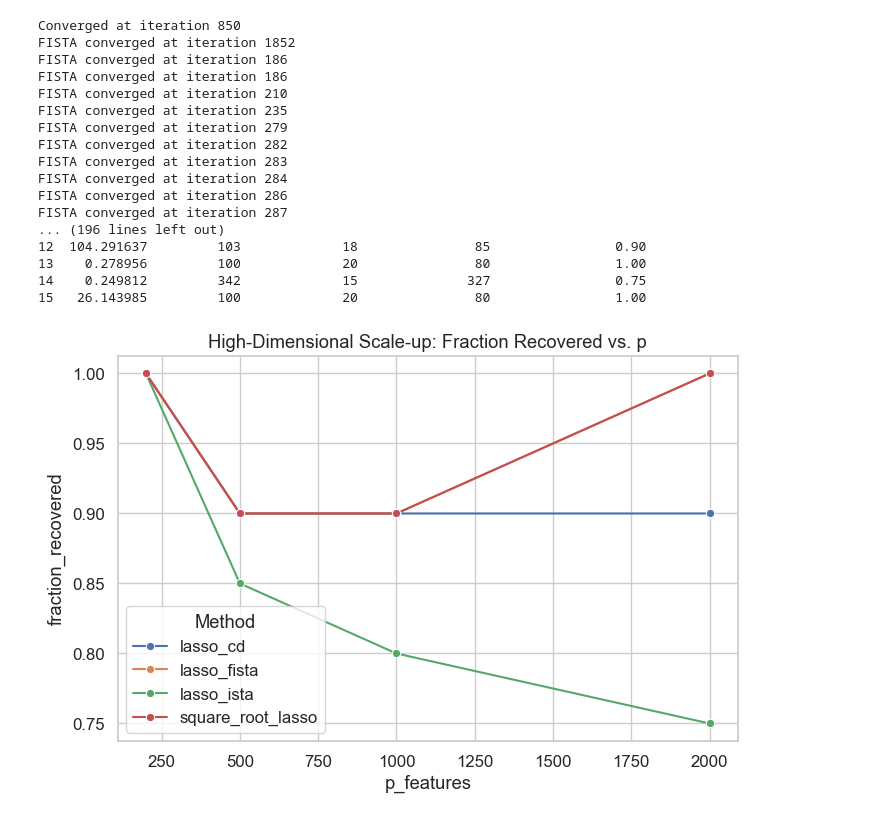
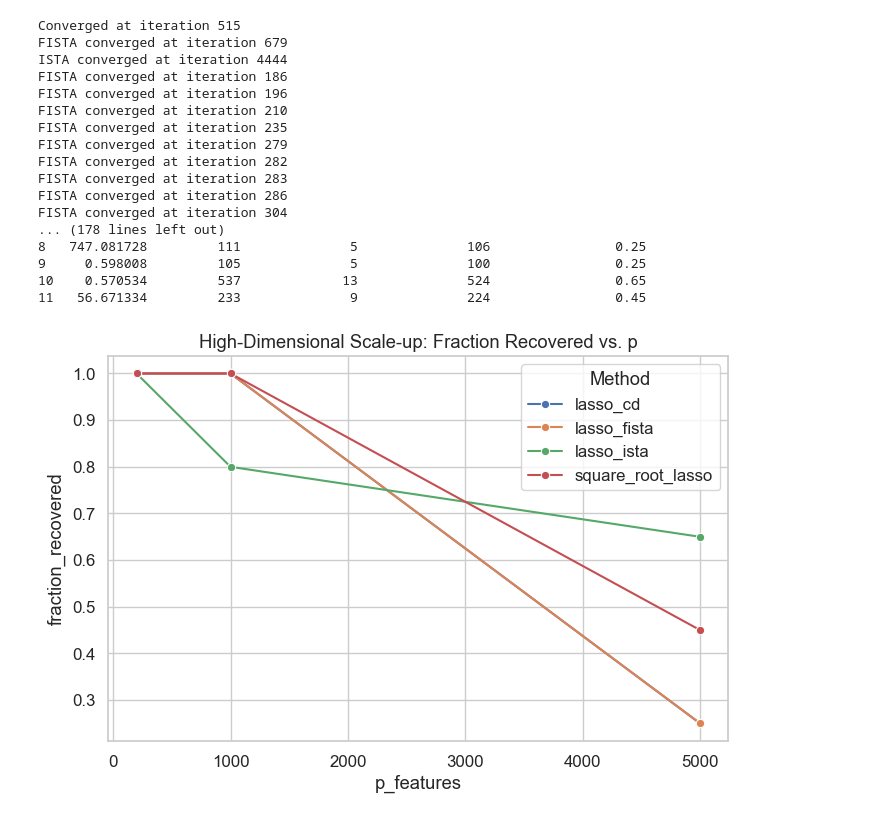
Before and after one commit to aabdelsameia1/HighDimensionalProject, a Jupyter notebook: expermints3.ipynb, the cells around one changed output. Saved outputs shown, nothing was run; the diff lists cells and outputs as text; code cells hidden in the pictures.

```diff
--- a/expermints3.ipynb
+++ b/expermints3.ipynb
@@ -520,7 +501,7 @@ def generate_toeplitz_data(n, p, rho, n_informative, noise_std, random_state=Non
 ########################################
 def run_experiment_correlated(
     n=100,
-    p=500,
+    p=1000,
     rho_list=[0.0, 0.5, 0.9],
     n_informative=20,
     noise_std=1.0,
@@ -585,7 +566,7 @@ def run_experiment_correlated(
                 "rho": rho,
                 "n": n,
                 "p": p,
-                "noise_std": noise_std,
+                "noise": noise_std,
                 "n_informative": n_informative,
                 "time": elapsed,
                 "n_selected": len(selected_indices),
@@ -602,10 +583,10 @@ def run_experiment_correlated(
 if __name__ == "__main__":
     df_corr = run_experiment_correlated(
         n=100,
-        p=500,
+        p=1000,
         rho_list=[0.0, 0.9, 0.9999],
         n_informative=20,
-        noise_std=3.0,
+        noise_std=1.0,
         lam=0.1,
         tau=0.2,
         random_state=42
@@ -613,22 +594,6 @@ if __name__ == "__main__":
 
     print(df_corr)
 
-    # (Optional) Plot results
-    # Example: fraction recovered vs rho, grouped by method
-    import seaborn as sns
-    sns.set(style="whitegrid", font_scale=1.1)
-
-    plt.figure(figsize=(8,5))
-    sns.lineplot(
-        data=df_corr,
-        x="rho",
-        y="fraction_recovered",
-        hue="Method",
-        marker="o"
-    )
-    plt.title("Toeplitz Correlation - Fraction Recovered vs. Rho")
-    plt.show()
-
 
 df_corr
 # %% [output]
@@ -815,12 +823,12 @@ def experiment_vary_p(
 
 # Example usage:
 if __name__ == "__main__":
-    p_list = [200, 500, 1000, 2000]
+    p_list = [200, 1000, 5000]
     df_scaleup = experiment_vary_p(
         n=100,
         p_list=p_list,
         n_informative=20,
-        noise=3.0,
+        noise=1.0,
         lam=0.1,
         tau=0.2,
         random_state=42
@@ -835,41 +843,41 @@ if __name__ == "__main__":
     plt.figure(figsize=(8,5))
     sns.lineplot(
         data=df_scaleup,
         x="p_features",
         y="fraction_recovered",
         hue="Method",
         marker="o"
     )
     plt.title("High-Dimensional Scale-up: Fraction Recovered vs. p")
     plt.show()
 
     # Another plot: runtime vs. p
     plt.figure(figsize=(8,5))
     sns.lineplot(
         data=df_scaleup,
         x="p_features",
         y="time",
         hue="Method",
         marker="o"
     )
     plt.title("High-Dimensional Scale-up: Runtime vs. p")
     plt.show()
 # %% [output]
-Converged at iteration 850
-FISTA converged at iteration 1852
+Converged at iteration 515
+FISTA converged at iteration 679
+ISTA converged at iteration 4444
 FISTA converged at iteration 186
-FISTA converged at iteration 186
+FISTA converged at iteration 196
 FISTA converged at iteration 210
 FISTA converged at iteration 235
 FISTA converged at iteration 279
 FISTA converged at iteration 282
 FISTA converged at iteration 283
-FISTA converged at iteration 284
 FISTA converged at iteration 286
-FISTA converged at iteration 287
-... (196 lines left out)
-12  104.291637         103             18               85                0.90
-13    0.278956         100             20               80                1.00
-14    0.249812         342             15              327                0.75
-15   26.143985         100             20               80                1.00
+FISTA converged at iteration 304
+... (178 lines left out)
+8   747.081728         111              5              106                0.25
+9     0.598008         105              5              100                0.25
+10    0.570534         537             13              524                0.65
+11   56.671334         233              9              224                0.45
-[figure, old version]
+[figure, new version]
```
Also changed, not shown: parts of 16 cells of this notebook, 2 other files.
